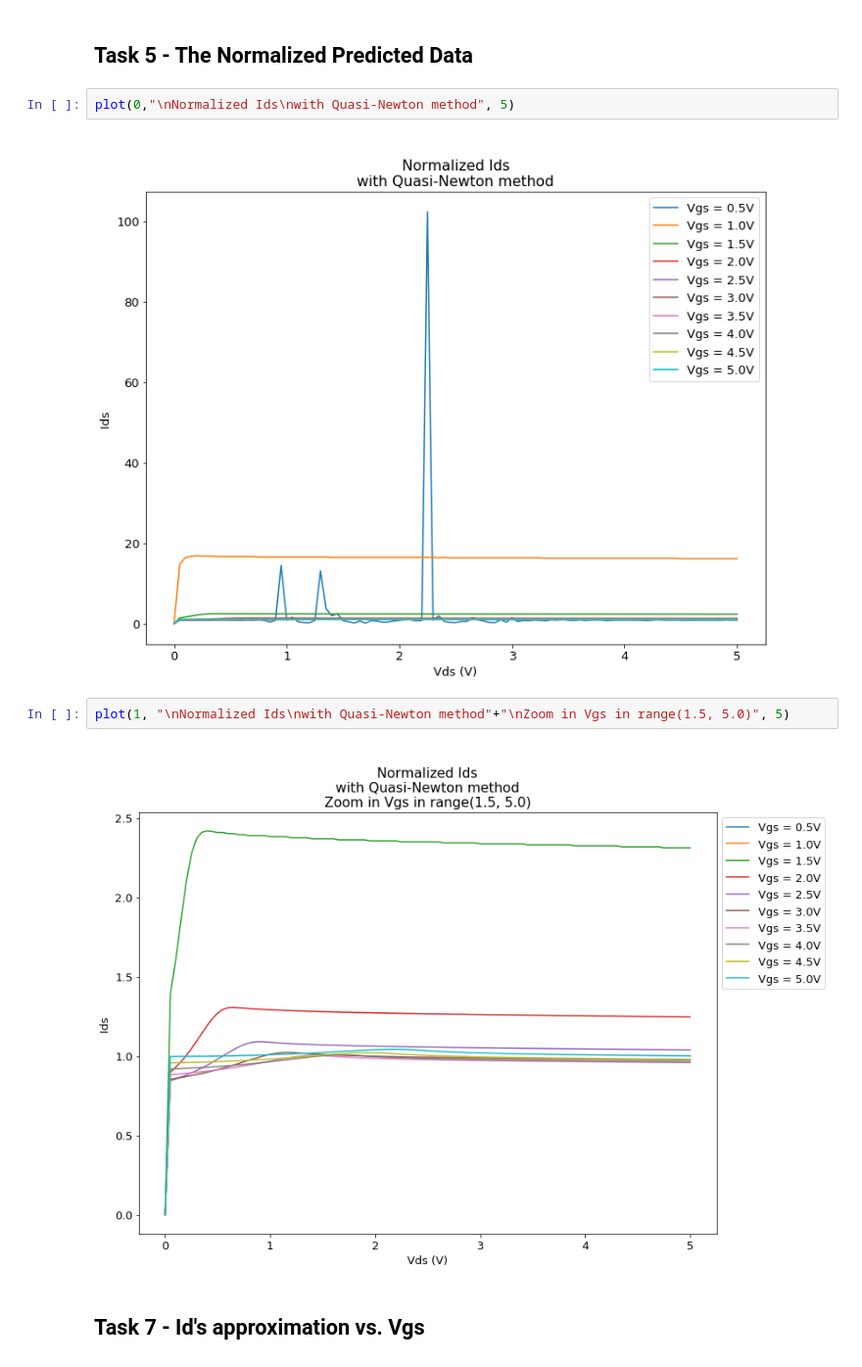
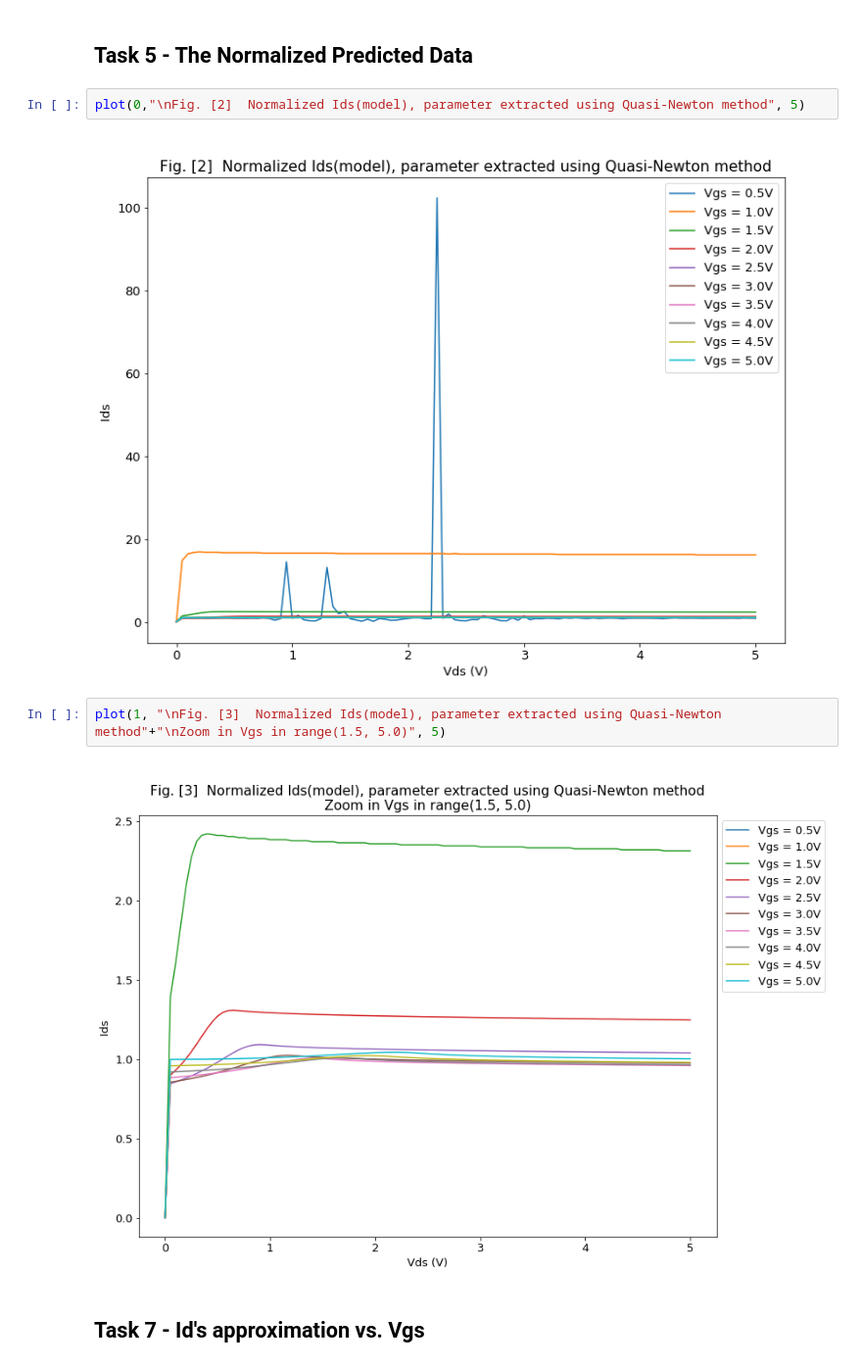
Before and after one commit to yuanhe772/ECE4960-Sp2018, a Jupyter notebook: Project3/src/Plot.ipynb, the cells around one changed output. Shown at 98% size. Cells and saved outputs as stored; diff of their text form.

```diff
--- a/Project3/src/Plot.ipynb
+++ b/Project3/src/Plot.ipynb
@@ -82,13 +82,13 @@ plot(1, "\nS(measre) and S(model)", 2)
 # %% [markdown]
 ## Task 5 - The Normalized Predicted Data
 # %%
-plot(0,"\nNormalized Ids\nwith Quasi-Newton method", 5)
+plot(0,"\nFig. [2]  Normalized Ids(model), parameter extracted using Quasi-Newton method", 5)
 # %% [output]
-[figure, old version]
+[figure, new version]
 # %%
-plot(1, "\nNormalized Ids\nwith Quasi-Newton method"+"\nZoom in Vgs in range(1.5, 5.0)", 5)
+plot(1, "\nFig. [3]  Normalized Ids(model), parameter extracted using Quasi-Newton method"+"\nZoom in Vgs in range(1.5, 5.0)", 5)
 # %% [output]
-[figure, old version]
+[figure, new version]
 # %% [markdown]
 ## Task 7 - Id's approximation vs. Vgs
 # %%
```
Also changed, not shown: parts of 2 cells of this notebook.
